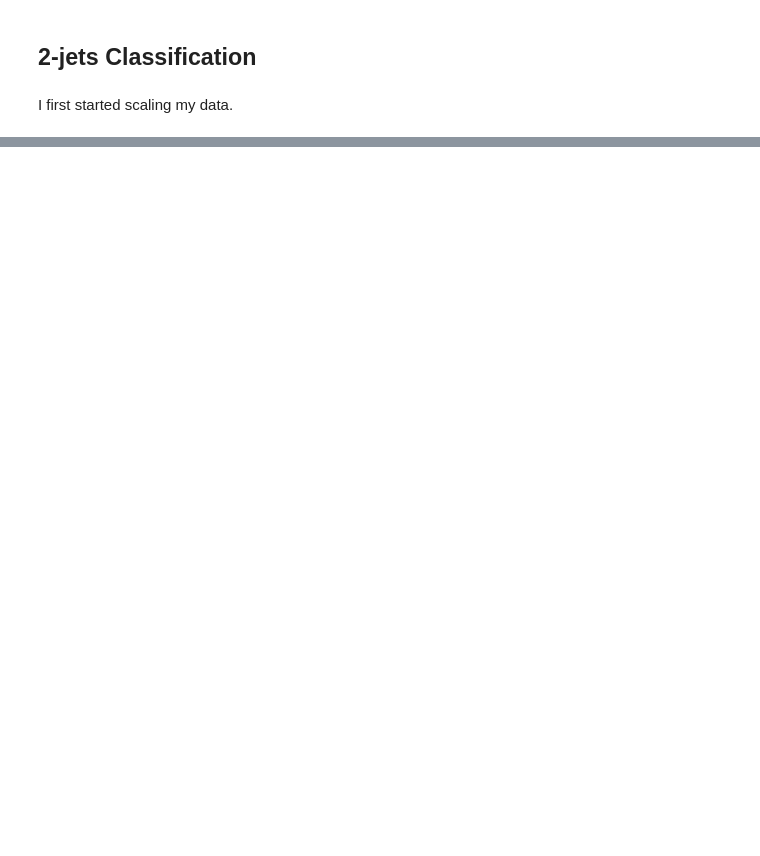
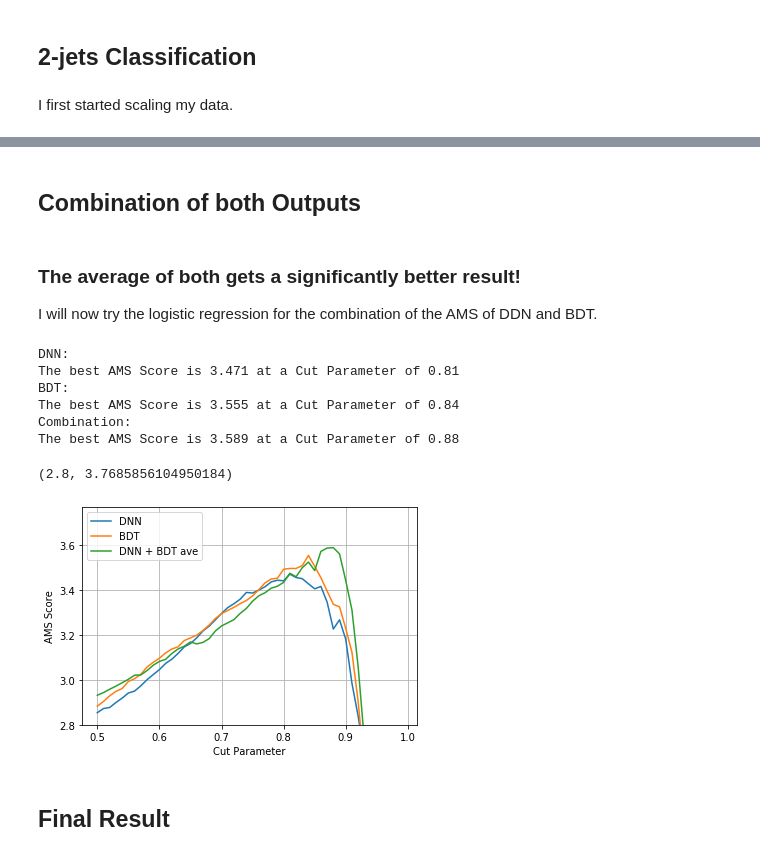
Before and after one commit to JustWhit3/higgs-decay-classification, a Jupyter notebook: Program.ipynb, the cells around one changed output, grey strips where cells are left out. Drawn from its saved outputs; the diff is of its cells as text; code cells hidden in the pictures; blank space fills up the shorter version.

```diff
--- a/Program.ipynb
+++ b/Program.ipynb
@@ -114 +264,14 @@ X_val = X_val.drop(['PRI_tau_phi', 'PRI_lep_phi', 'PRI_jet_leading_phi', 'PRI_je
+# %%
+BDT_0jets_val = y_pred_val[ X_val['PRI_jet_num']==0 ]
+BDT_1jet_val = y_pred_val[ X_val['PRI_jet_num']==1 ]
+BDT_2jets_val = y_pred_val[ X_val['PRI_jet_num']>=2 ]
+
+y_pred_BDT_val = np.concatenate((BDT_0jets_val, BDT_1jet_val, BDT_2jets_val))
+
+
+BDT_0jets_test = y_pred_test[ X_test['PRI_jet_num']==0 ]
+BDT_1jet_test = y_pred_test[ X_test['PRI_jet_num']==1 ]
+BDT_2jets_test = y_pred_test[ X_test['PRI_jet_num']>=2 ]
+
+y_pred_BDT_test = np.concatenate((BDT_0jets_test, BDT_1jet_test, BDT_2jets_test))
 # %% [markdown]
@@ -521,0 +646,8 @@ plt.savefig('Distributions_weighted.png', dpi=250)
+# %%
+y_pred_DNN_val = np.concatenate((y_pred_0jets_val, y_pred_1jet_val, y_pred_2jets_val))
+y_val_total = np.concatenate((y_val_0jets, y_val_1jet, y_val_2jets))
+weights_total_val = np.concatenate((weights_0jets_val, weights_1jet_val, weights_2jets_val))
+
+y_pred_DNN_test = np.concatenate((y_pred_0jets_test, y_pred_1jet_test, y_pred_2jets_test))
+y_test_total = np.concatenate((y_test_0jets, y_test_1jet, y_test_2jets))
+weights_total_test = np.concatenate((weights_0jets_test, weights_1jet_test, weights_2jets_test))
@@ -521,0 +665,34 @@ plt.savefig('Distributions_weighted.png', dpi=250)
+# %% [markdown]
+## Combination of both Outputs
+# %% [markdown]
+### The average of both gets a significantly better result!
+I will now try the logistic regression for the combination of the AMS of DDN and BDT.
+# %%
+from sklearn.linear_model import LogisticRegression
+dataset_blend_val = np.append(y_pred_DNN_val[:,1].reshape(-1,1), y_pred_BDT_val[:,1].reshape(-1,1), axis=1)
+dataset_blend_test = np.append(y_pred_DNN_test[:,1].reshape(-1,1), y_pred_BDT_test[:,1].reshape(-1,1), axis=1)
+blend = LogisticRegression(solver='lbfgs')
+blend.fit(dataset_blend_val,  y_val_total[:,1])
+blended_val = blend.predict_proba(dataset_blend_val)
+blended_test = blend.predict_proba(dataset_blend_test)
+# %%
+print('DNN:')
+plot_AMS(y_pred_DNN_val, y_val_total, weights_total_val)
+print('BDT:')
+plot_AMS(y_pred_BDT_val, y_val_total, weights_total_val)
+print('Combination:')
+plot_AMS(blended_val, y_val_total, weights_total_val)
+#plot_AMS(blended, y_val_total, weights_total)
+plt.legend(['DNN', 'BDT', 'DNN + BDT ave'])
+plt.ylim(2.8,)
+# %% [output]
+DNN:
+The best AMS Score is 3.471 at a Cut Parameter of 0.81
+BDT:
+The best AMS Score is 3.555 at a Cut Parameter of 0.84
+Combination:
+The best AMS Score is 3.589 at a Cut Parameter of 0.88
+(2.8, 3.7685856104950184)
+[figure, added]
+# %% [markdown]
+## Final Result
```
Also changed, not shown: parts of 81 cells of this notebook.
